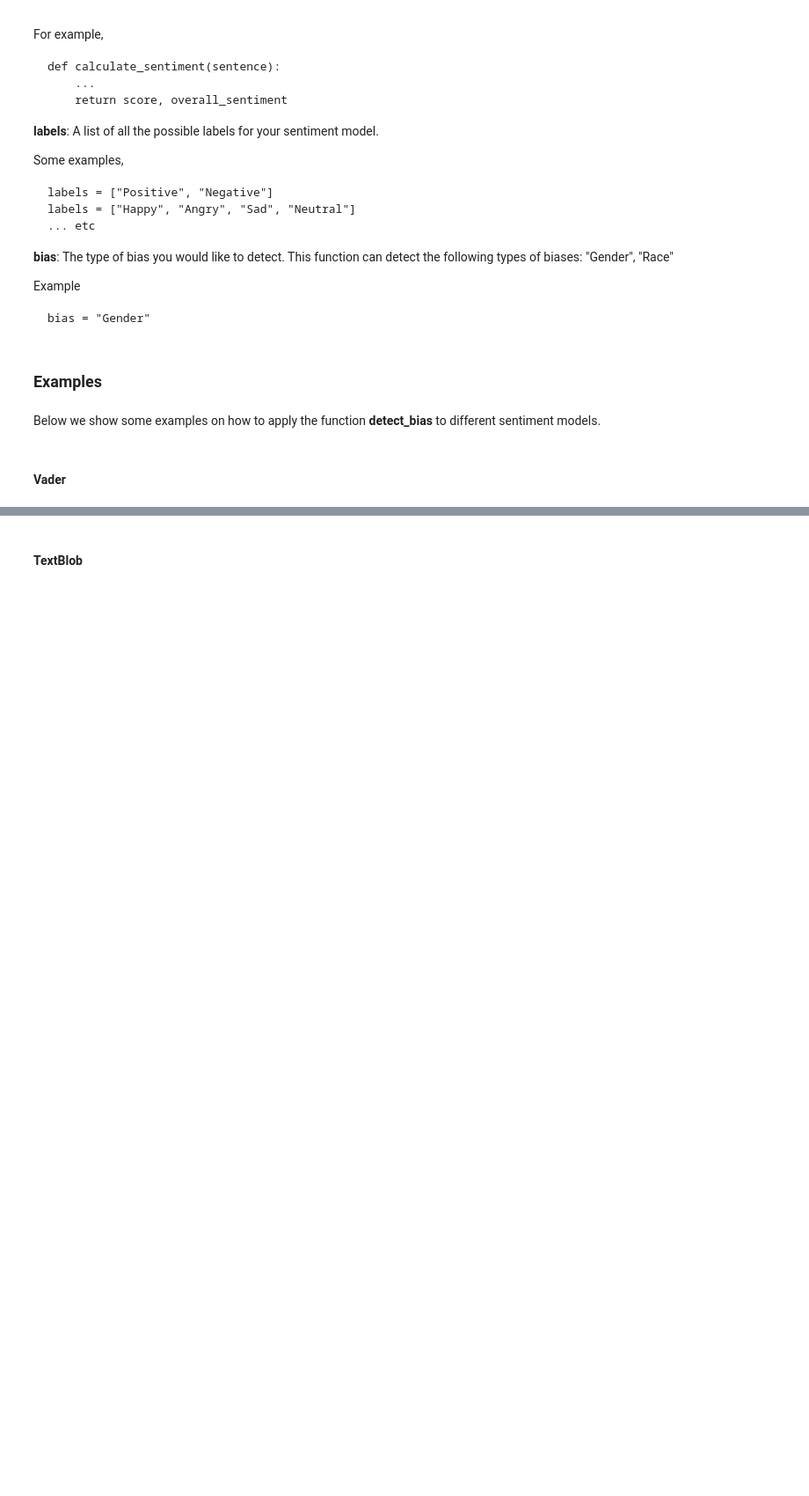
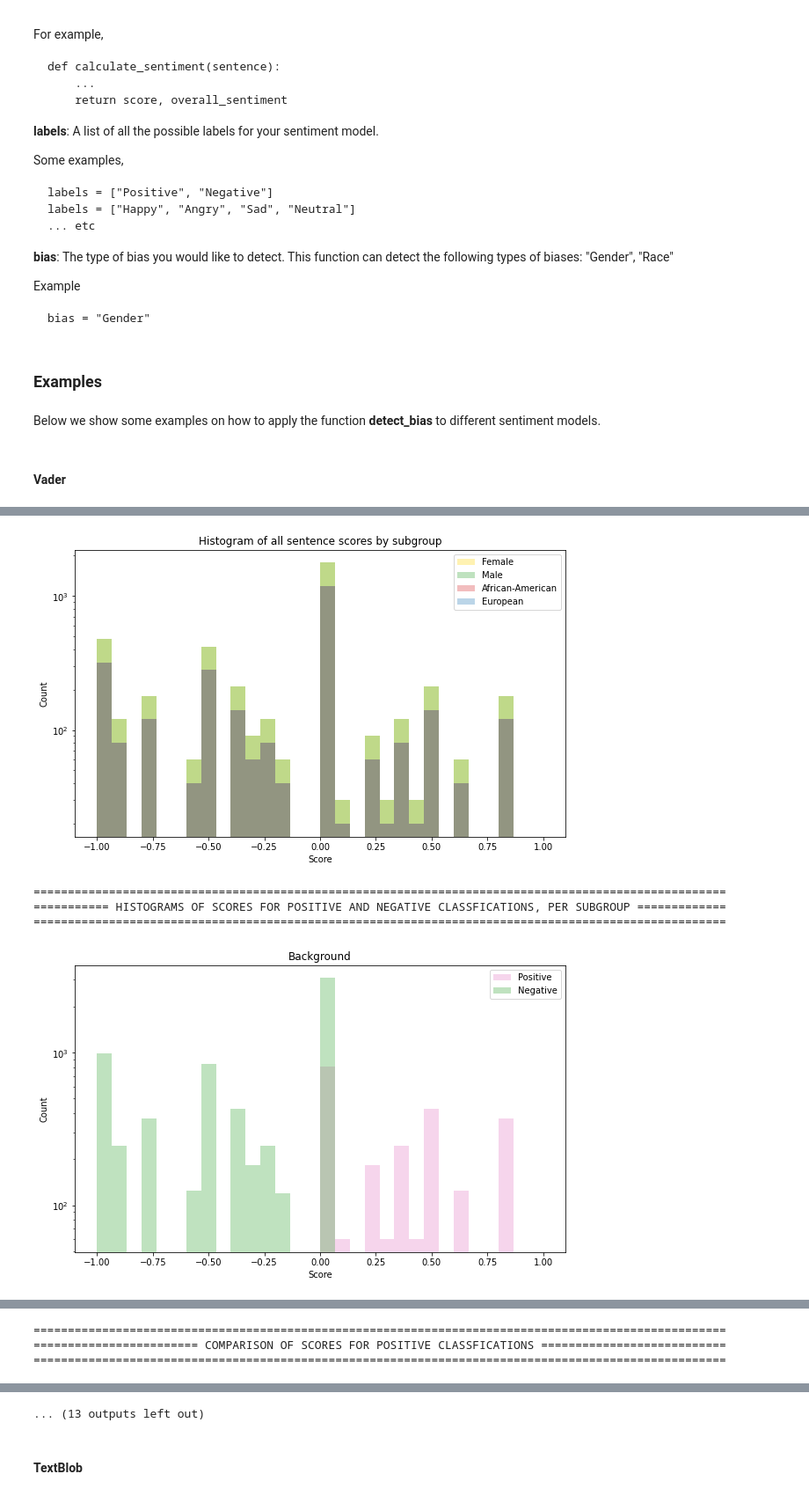
Before and after one commit to camillebruckmann/ML-bias-detection, a Jupyter notebook: Sentiment_Analysis.ipynb, the cells around one changed output, grey strips where cells are left out. Shown at 88% size. Saved outputs shown, nothing was run; the diff lists cells and outputs as text; code cells hidden in the pictures; blank space fills up the shorter version.

```diff
--- a/Sentiment_Analysis.ipynb
+++ b/Sentiment_Analysis.ipynb
@@ -122,3 +92,29 @@ races
+# %%
+eec_df = eec_df.drop('ID',axis='columns')
+# %%
+eec_df.head()
+background_data = []
+for emotion_word in eec_df['Emotion word'].unique():
+  for template in eec_df['Template'].unique():
+    if ('<person subject>' in template):
+      name = 'Jan'
+      sentence = template.replace('<person subject>', name)
+    else:
+      name = 'them'
+      sentence = template.replace('<person object>', name)
+    sentence = sentence.replace('<emotion word>', emotion_word)
+    background_data.append([sentence, template, name, 'None', 'None', emotion_mapper[emotion_word], emotion_word])
+
+eec_df = eec_df.append(pd.DataFrame(background_data, columns = ['Sentence', 'Template', 'Person', 'Gender','Race','Emotion', 'Emotion word']),ignore_index=True)
+# %%
+inter_examples = []
+for row in eec_df.values:
+  if (row[3] == 'female' and row[4] == 'African-American'):
+    inter_examples.append(1)
+  else:
+    inter_examples.append(0)
+
+eec_df = eec_df.join(pd.DataFrame(inter_examples, columns=['Intersectionality']))
 # %%
 # races
 
@@ -248,0 +135,10 @@ x
+# %%
+labels_pos_neg_neut = []
+labels_pos_neg = []
+for entry in range(len(eec_df['Emotion'].values)):
+  if (eec_df['Emotion'][entry] in ['anger', 'fear','sadness']):
+    labels_pos_neg.append(0)
+  else:
+    labels_pos_neg.append(1)
+
+eec_df = eec_df.join(pd.DataFrame(labels_pos_neg, columns=['Label']))
@@ -452,0 +672,8 @@ Sentiment "Negative" had 2180 classifications and a total score of -921.76999999
+# %%
+stats = detect_bias(sentiment_vader,'data/data.csv',30.0)
+# %% [output]
+[figure, added]
+=====================================================================================================
+=========== HISTOGRAMS OF SCORES FOR POSITIVE AND NEGATIVE CLASSFICATIONS, PER SUBGROUP =============
+=====================================================================================================
+[figure, added]
@@ -452,0 +684,3 @@ Sentiment "Negative" had 2180 classifications and a total score of -921.76999999
+=====================================================================================================
+======================== COMPARISON OF SCORES FOR POSITIVE CLASSFICATIONS ===========================
+=====================================================================================================
@@ -453,3 +691,4 @@ Sentiment "Negative" had 2180 classifications and a total score of -921.76999999
+... (13 outputs left out)
 # %% [markdown]
 #### TextBlob
 # %%
```
Also changed, not shown: parts of 34 cells of this notebook.
